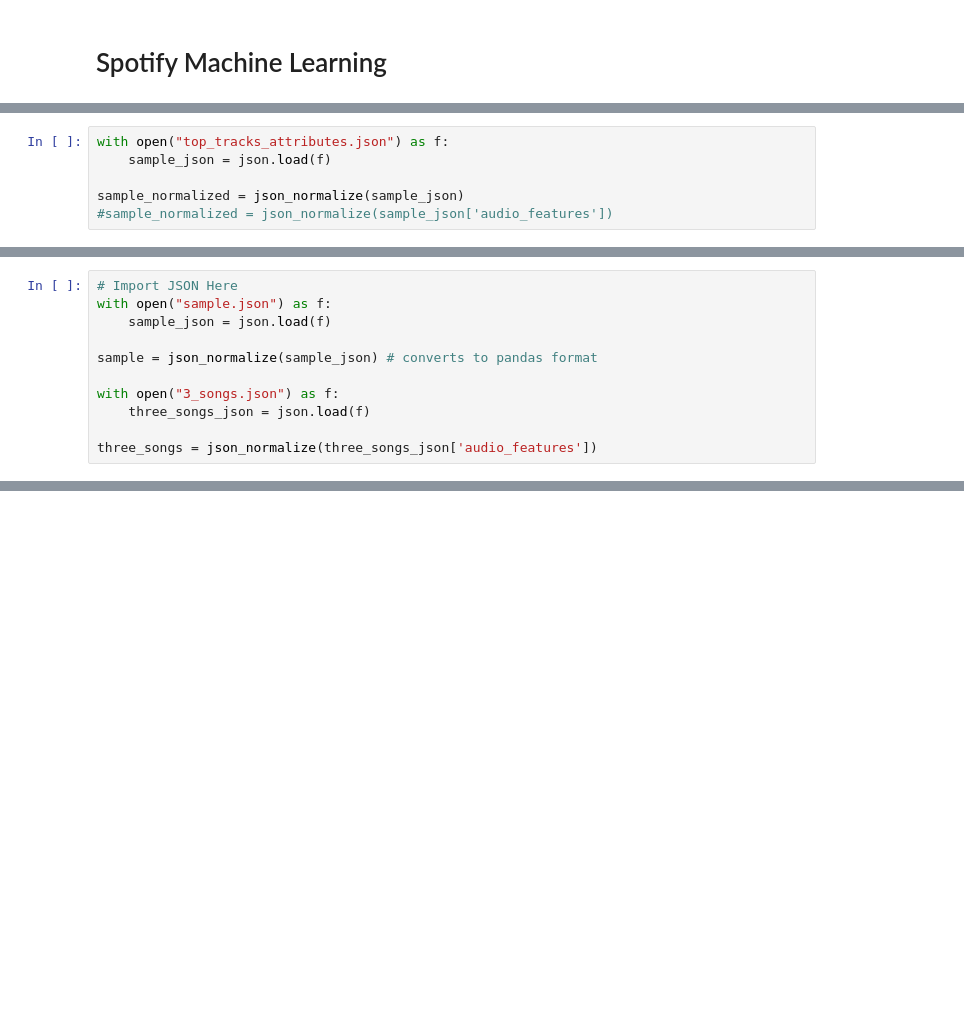
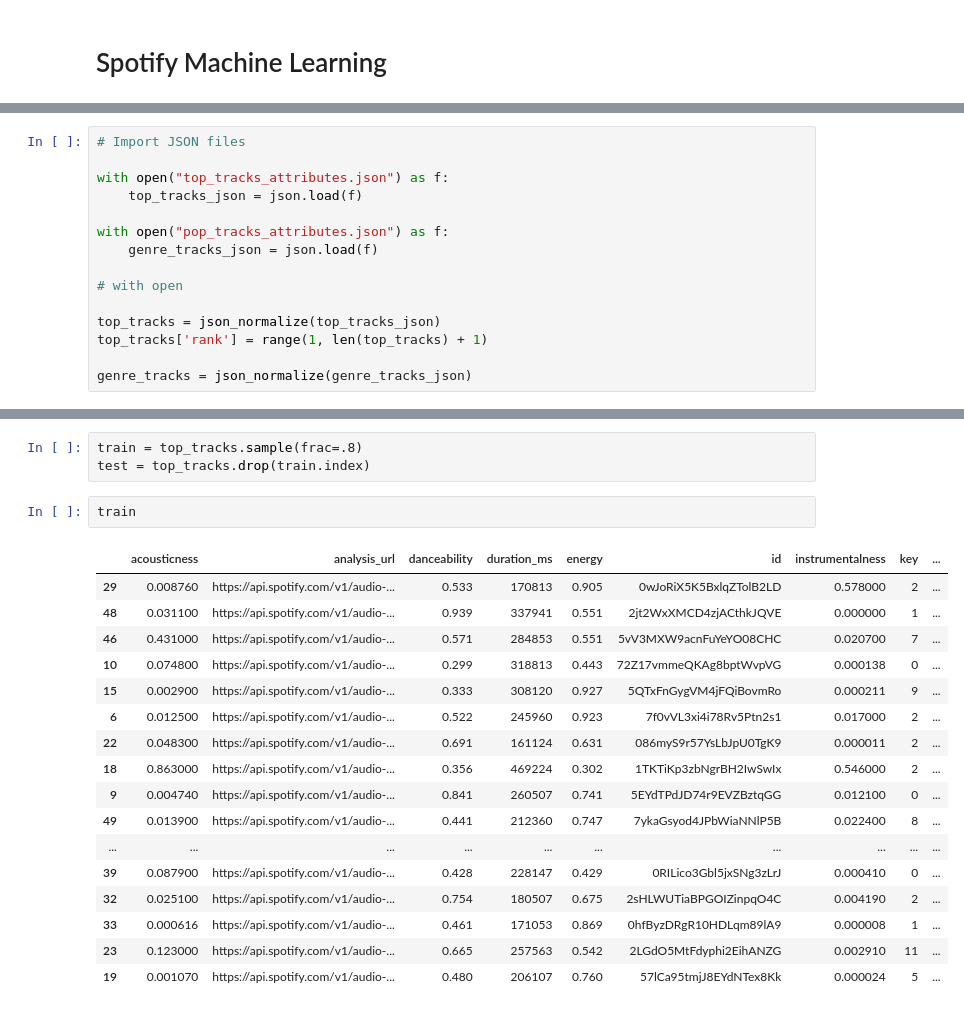
Before and after one commit to snekiam/SLOHacks, a Jupyter notebook: ml/Machine Learning.ipynb, the cells around one changed output, grey strips where cells are left out. Drawn from its saved outputs; the diff is of its cells as text; blank space fills up the shorter version.

```diff
--- a/ml/Machine Learning.ipynb
+++ b/ml/Machine Learning.ipynb
@@ -19,8 +19,2 @@ from sklearn.neighbors import NearestNeighbors
 from sklearn.pipeline import Pipeline
 from sklearn.model_selection import cross_val_score
-# %%
-with open("top_tracks_attributes.json") as f:
-    sample_json = json.load(f)
-
-sample_normalized = json_normalize(sample_json)
-#sample_normalized = json_normalize(sample_json['audio_features'])
@@ -49,11 +21,15 @@ sample_normalized
 # %%
-# Import JSON Here
-with open("sample.json") as f:
-    sample_json = json.load(f)
+# Import JSON files
 
-sample = json_normalize(sample_json) # converts to pandas format
+with open("top_tracks_attributes.json") as f:
+    top_tracks_json = json.load(f)
 
-with open("3_songs.json") as f:
-    three_songs_json = json.load(f)
+with open("pop_tracks_attributes.json") as f:
+    genre_tracks_json = json.load(f)
 
-three_songs = json_normalize(three_songs_json['audio_features'])
+# with open
+
+top_tracks = json_normalize(top_tracks_json)
+top_tracks['rank'] = range(1, len(top_tracks) + 1)
+
+genre_tracks = json_normalize(genre_tracks_json)
@@ -86,2 +49,25 @@ three_songs
 
 Assume all attributes of are equal weight initially.
+# %%
+train = top_tracks.sample(frac=.8)
+test = top_tracks.drop(train.index)
+# %%
+train
+# %% [output]
+|  | acousticness | analysis_url | danceability | duration_ms | energy | id | instrumentalness | key | ... |
+| 29 | 0.008760 | https://api.spotify.com/v1/audio-... | 0.533 | 170813 | 0.905 | 0wJoRiX5K5BxlqZTolB2LD | 0.578000 | 2 | ... |
+| 48 | 0.031100 | https://api.spotify.com/v1/audio-... | 0.939 | 337941 | 0.551 | 2jt2WxXMCD4zjACthkJQVE | 0.000000 | 1 | ... |
+| 46 | 0.431000 | https://api.spotify.com/v1/audio-... | 0.571 | 284853 | 0.551 | 5vV3MXW9acnFuYeYO08CHC | 0.020700 | 7 | ... |
+| 10 | 0.074800 | https://api.spotify.com/v1/audio-... | 0.299 | 318813 | 0.443 | 72Z17vmmeQKAg8bptWvpVG | 0.000138 | 0 | ... |
+| 15 | 0.002900 | https://api.spotify.com/v1/audio-... | 0.333 | 308120 | 0.927 | 5QTxFnGygVM4jFQiBovmRo | 0.000211 | 9 | ... |
+| 6 | 0.012500 | https://api.spotify.com/v1/audio-... | 0.522 | 245960 | 0.923 | 7f0vVL3xi4i78Rv5Ptn2s1 | 0.017000 | 2 | ... |
+| 22 | 0.048300 | https://api.spotify.com/v1/audio-... | 0.691 | 161124 | 0.631 | 086myS9r57YsLbJpU0TgK9 | 0.000011 | 2 | ... |
+| 18 | 0.863000 | https://api.spotify.com/v1/audio-... | 0.356 | 469224 | 0.302 | 1TKTiKp3zbNgrBH2IwSwIx | 0.546000 | 2 | ... |
+| 9 | 0.004740 | https://api.spotify.com/v1/audio-... | 0.841 | 260507 | 0.741 | 5EYdTPdJD74r9EVZBztqGG | 0.012100 | 0 | ... |
+| 49 | 0.013900 | https://api.spotify.com/v1/audio-... | 0.441 | 212360 | 0.747 | 7ykaGsyod4JPbWiaNNlP5B | 0.022400 | 8 | ... |
+| ... | ... | ... | ... | ... | ... | ... | ... | ... | ... |
+| 39 | 0.087900 | https://api.spotify.com/v1/audio-... | 0.428 | 228147 | 0.429 | 0RILico3Gbl5jxSNg3zLrJ | 0.000410 | 0 | ... |
+| 32 | 0.025100 | https://api.spotify.com/v1/audio-... | 0.754 | 180507 | 0.675 | 2sHLWUTiaBPGOIZinpqO4C | 0.004190 | 2 | ... |
+| 33 | 0.000616 | https://api.spotify.com/v1/audio-... | 0.461 | 171053 | 0.869 | 0hfByzDRgR10HDLqm89lA9 | 0.000008 | 1 | ... |
+| 23 | 0.123000 | https://api.spotify.com/v1/audio-... | 0.665 | 257563 | 0.542 | 2LGdO5MtFdyphi2EihANZG | 0.002910 | 11 | ... |
+| 19 | 0.001070 | https://api.spotify.com/v1/audio-... | 0.480 | 206107 | 0.760 | 57lCa95tmjJ8EYdNTex8Kk | 0.000024 | 5 | ... |
```
Also changed, not shown: parts of 23 cells of this notebook.
